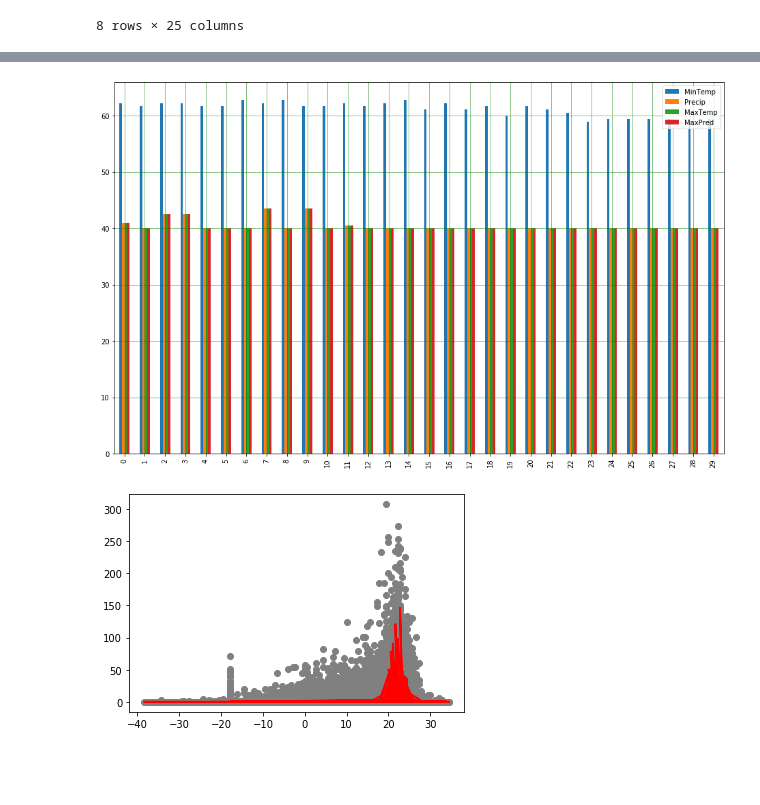
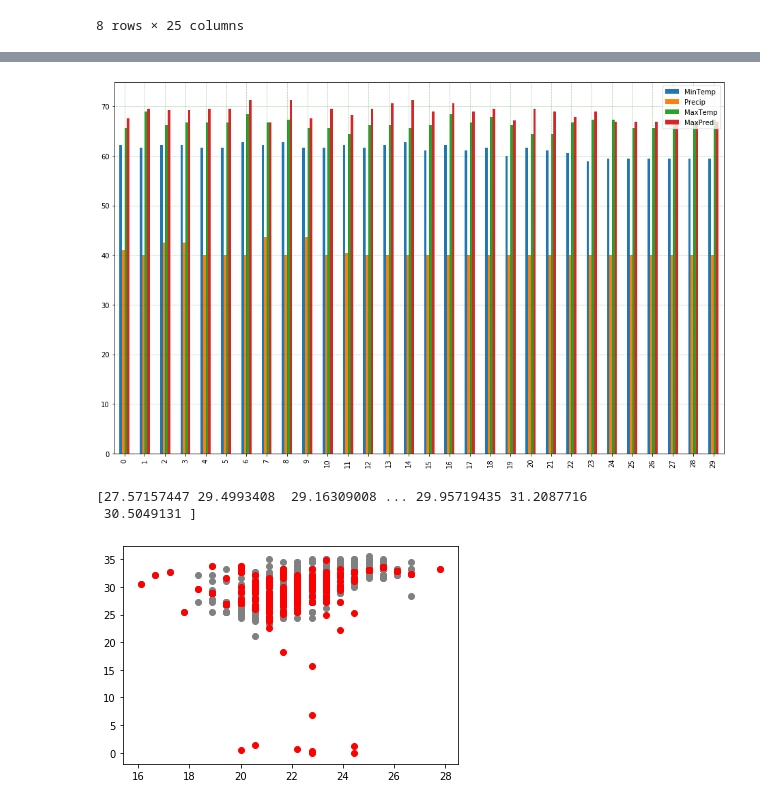
Before and after one commit to sedgewickmm18/mmfunctions, a Jupyter notebook: GaussianProcess.ipynb, the cells around one changed output, grey strips where cells are left out. Drawn from its saved outputs; the diff is of its cells as text; code cells hidden in the pictures; blank space fills up the shorter version.

```diff
--- a/GaussianProcess.ipynb
+++ b/GaussianProcess.ipynb
@@ -36,0 +78,16 @@ dataset.describe()
+# %%
+#prepare data, sort by minimal temperature and turn X,y into a function
+df1 = dataset[['STA', 'MinTemp','Precip','MaxTemp']]
+df1 = df1[(df1['STA'] == 10001)]  # train on a single station
+df1 = df1[~(df1['MinTemp'] > df1['MaxTemp'])]  # strip rows where MinTemp > MaxTemp
+
+df = df1[['MinTemp', 'Precip', 'MaxTemp']]
+#just take the first 1000 values - the full dataset takes way too much memory
+#X = dfs['MinTemp'].head(1000).values.reshape(-1,1)
+#y = dfs['MaxTemp'].head(1000).values.reshape(-1,1)
+X = df.values[:,0:-1]
+y = df.values[:,2]
+#X_train = df.head(3000).values[:,0:-1]
+#y_train = df.head(3000).values[:,2]
+X_train, X_test, y_train, y_test = train_test_split(X, y, test_size=0.2)
+print (y)
@@ -46,12 +104,0 @@ plt.show()
-# %%
-#prepare data, sort by minimal temperature and turn X,y into a function
-df = dataset[['MinTemp','Precip','MaxTemp']]
-#just take the first 1000 values - the full dataset takes way too much memory
-#X = dfs['MinTemp'].head(1000).values.reshape(-1,1)
-#y = dfs['MaxTemp'].head(1000).values.reshape(-1,1)
-X = df.values[:,0:-1]
-y = df.values[:,1]
-X_train = df.head(1000).values[:,0:-1]
-y_train = df.head(1000).values[:,1]
-#X_train, X_test, y_train, y_test = train_test_split(X, y, test_size=0.2)
-print (X_train)
@@ -67,9 +106,10 @@ print (X_train)
 np.random.seed(1)
 
 #Predict max temp from min temp and precipitation
-kernel = C(1.0, (1e-3, 1e3)) * RBF(10, (1e-2, 1e2))
+#kernel = C(1.0, (1e-3, 1e3)) * RBF(10, (1e-2, 1e2))
+kernel = RBF(1, (1e-1, 1e2))
 #kernel = C(1.0, (1e-3, 1e3)) * ExpSineSquared()
-gp = GaussianProcessRegressor(kernel=kernel, n_restarts_optimizer=9)
+gp = GaussianProcessRegressor(kernel=kernel, alpha = 1e-3, n_restarts_optimizer=9)
 
 gp.fit(X_train, y_train)
 
@@ -111,14 +178,20 @@ plt.legend(loc='upper right')
 # %%
-df1 = dfnew.head(30) + 40
-df1.plot(kind='bar',figsize=(16,10))
-plt.grid(which='major', linestyle='-', linewidth='0.5', color='green')
+df3 = dfnew.head(30) + 40
+df3.plot(kind='bar',figsize=(16,10))
+plt.grid(which='major', linestyle=':', linewidth='0.5', color='green')
 plt.grid(which='minor', linestyle=':', linewidth='0.5', color='black')
 plt.show()
 # %% [output]
-[figure, old version]
+[figure, new version]
+# %%
+print (y_pred)
+# %% [output]
+[27.57157447 29.4993408  29.16309008 ... 29.95719435 31.2087716
+ 30.5049131 ]
 # %%
 plt.scatter(X[:,0], y,  color='gray')
-plt.plot(X[:,0], y_pred, color='red', linewidth=2)
+#plt.plot(X[:,0], y_pred, color='red', linewidth=1)
+plt.scatter(X[:,0], y_pred, color='red')
 plt.show()
 # %% [output]
-[figure, old version]
+[figure, new version]
```
Also changed, not shown: parts of 17 cells of this notebook, 3 other files.
